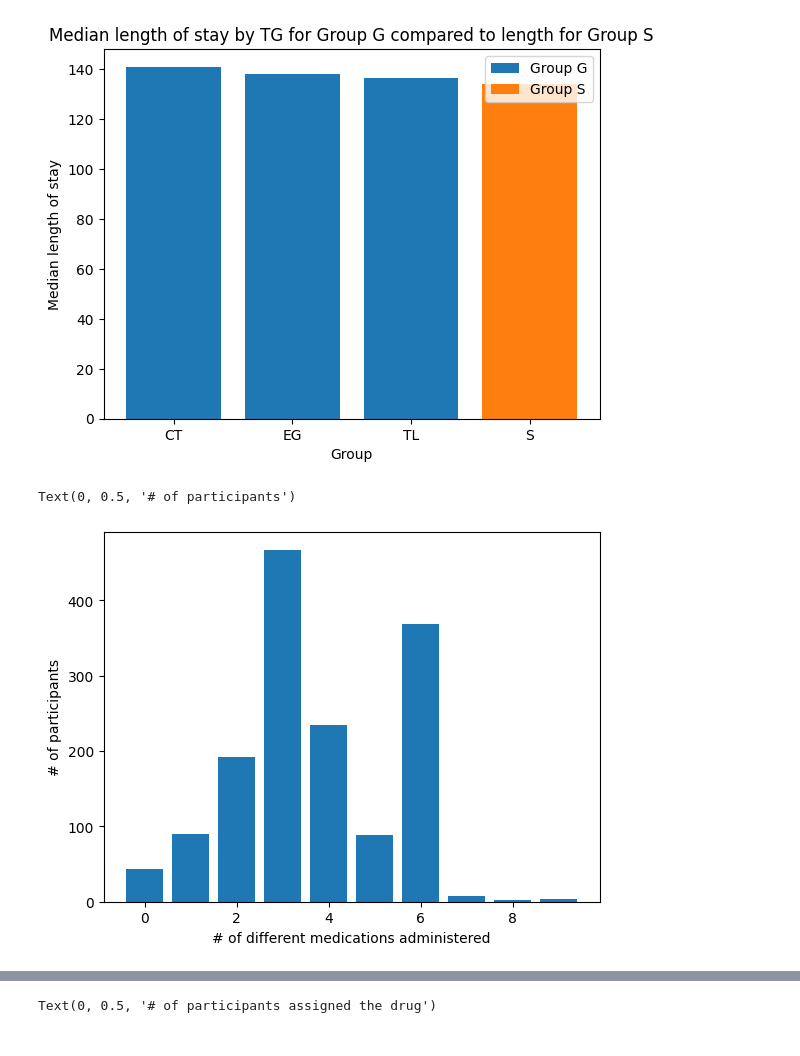
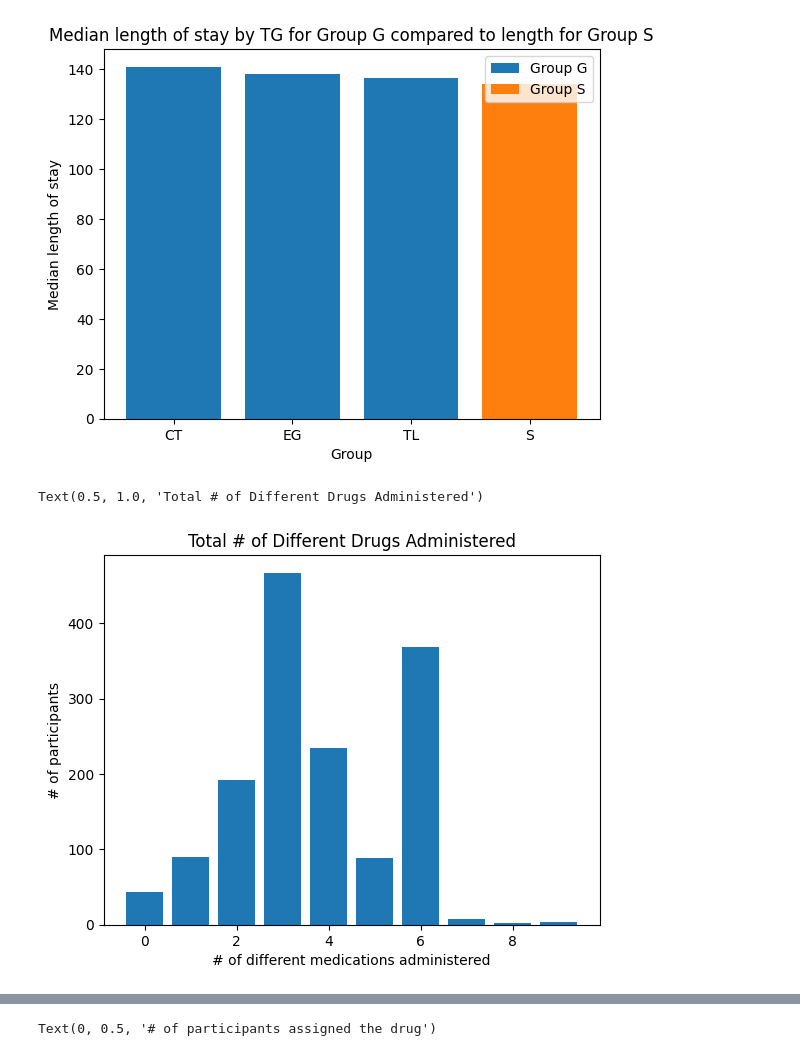
Before and after one commit to Precision-MD/precisionMD-model, a Jupyter notebook: EDA/EDA.ipynb, the cells around one changed output, grey strips where cells are left out. Drawn from its saved outputs; the diff is of its cells as text; code cells hidden in the pictures.

```diff
--- a/EDA/EDA.ipynb
+++ b/EDA/EDA.ipynb
@@ -338,12 +340,13 @@ Text(0.5, 1.0, 'Median length of stay by TG for Group G compared to length for G
 # %%
 meds = df['# Psychotropic Medications'].unique()
 nums = df['# Psychotropic Medications'].value_counts()
 plt.bar(meds, nums)
 plt.xlabel("# of different medications administered")
 plt.ylabel("# of participants")
+plt.title("Total # of Different Drugs Administered")
 # %% [output]
-Text(0, 0.5, '# of participants')
+Text(0.5, 1.0, 'Total # of Different Drugs Administered')
-[figure, old version]
+[figure, new version]
 # %%
 admins = df['# Administrations'].unique()
 nums = df['# Administrations'].value_counts()
```
Also changed, not shown: parts of 2 cells of this notebook.
